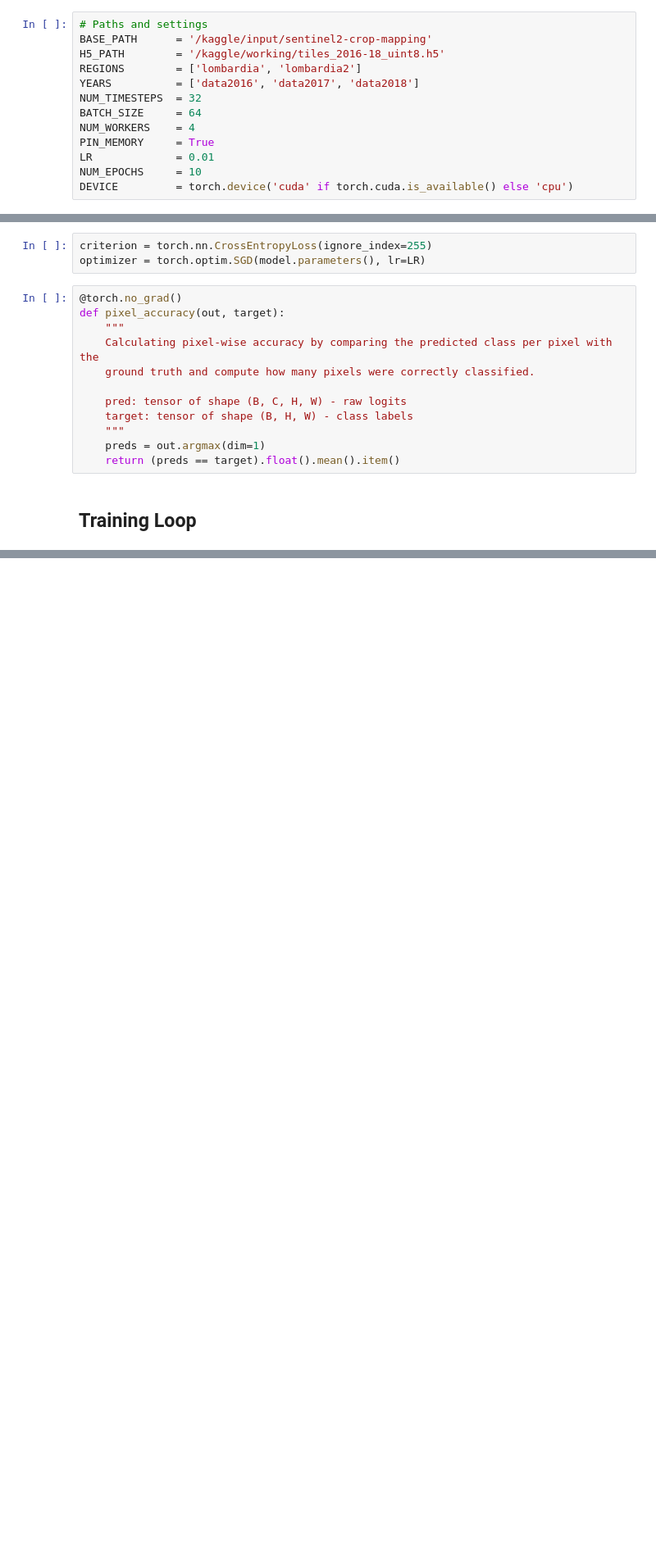
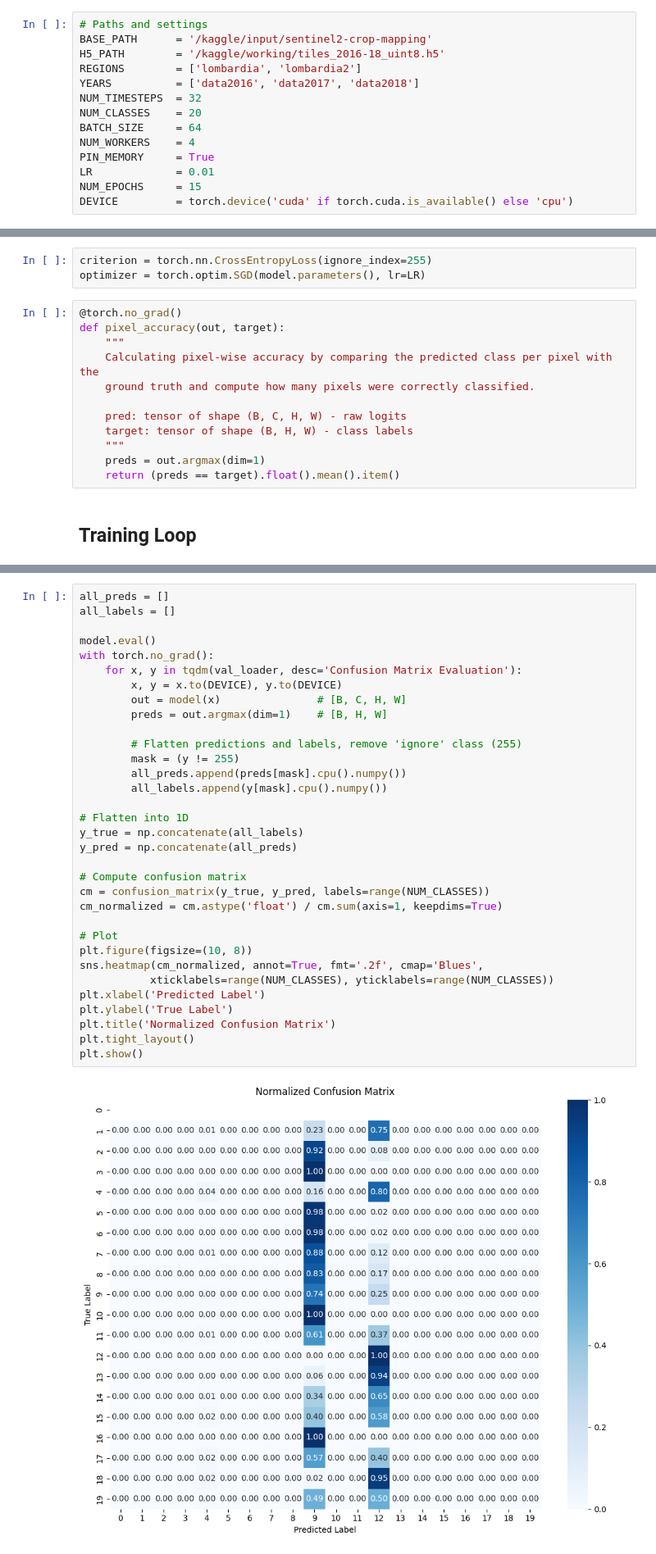
Before and after one commit to Abdul-Rehman-Tahir01/TUKL-25, a Jupyter notebook: 2D CNN Model on Sentinel-2 Image Dataset.ipynb, the cells around one changed output, grey strips where cells are left out. Shown: that part at 82% size. Drawn from its saved outputs; the diff is of its cells as text; blank space fills up the shorter version.

```diff
--- a/2D CNN Model on Sentinel-2 Image Dataset.ipynb
+++ b/2D CNN Model on Sentinel-2 Image Dataset.ipynb
@@ -22,11 +24,12 @@ H5_PATH        = '/kaggle/working/tiles_2016-18_uint8.h5'
 REGIONS        = ['lombardia', 'lombardia2']
 YEARS          = ['data2016', 'data2017', 'data2018']
 NUM_TIMESTEPS  = 32
+NUM_CLASSES    = 20
 BATCH_SIZE     = 64
 NUM_WORKERS    = 4
 PIN_MEMORY     = True
 LR             = 0.01
-NUM_EPOCHS     = 10
+NUM_EPOCHS     = 15
 DEVICE         = torch.device('cuda' if torch.cuda.is_available() else 'cpu')
 # %% [markdown]
 ## Dataset Preprocessing and Loading
@@ -343,0 +418,35 @@ visualize_prediction(model, val_dataset, idx=0)
+# %%
+all_preds = []
+all_labels = []
+
+model.eval()
+with torch.no_grad():
+    for x, y in tqdm(val_loader, desc='Confusion Matrix Evaluation'):
+        x, y = x.to(DEVICE), y.to(DEVICE)
+        out = model(x)               # [B, C, H, W]
+        preds = out.argmax(dim=1)    # [B, H, W]
+
+        # Flatten predictions and labels, remove 'ignore' class (255)
+        mask = (y != 255)
+        all_preds.append(preds[mask].cpu().numpy())
+        all_labels.append(y[mask].cpu().numpy())
+
+# Flatten into 1D
+y_true = np.concatenate(all_labels)
+y_pred = np.concatenate(all_preds)
+
+# Compute confusion matrix
+cm = confusion_matrix(y_true, y_pred, labels=range(NUM_CLASSES))
+cm_normalized = cm.astype('float') / cm.sum(axis=1, keepdims=True)
+
+# Plot
+plt.figure(figsize=(10, 8))
+sns.heatmap(cm_normalized, annot=True, fmt='.2f', cmap='Blues',
+           xticklabels=range(NUM_CLASSES), yticklabels=range(NUM_CLASSES))
+plt.xlabel('Predicted Label')
+plt.ylabel('True Label')
+plt.title('Normalized Confusion Matrix')
+plt.tight_layout()
+plt.show()
+# %% [output]
+[figure, added]
```
Also changed, not shown: parts of 12 cells of this notebook.
